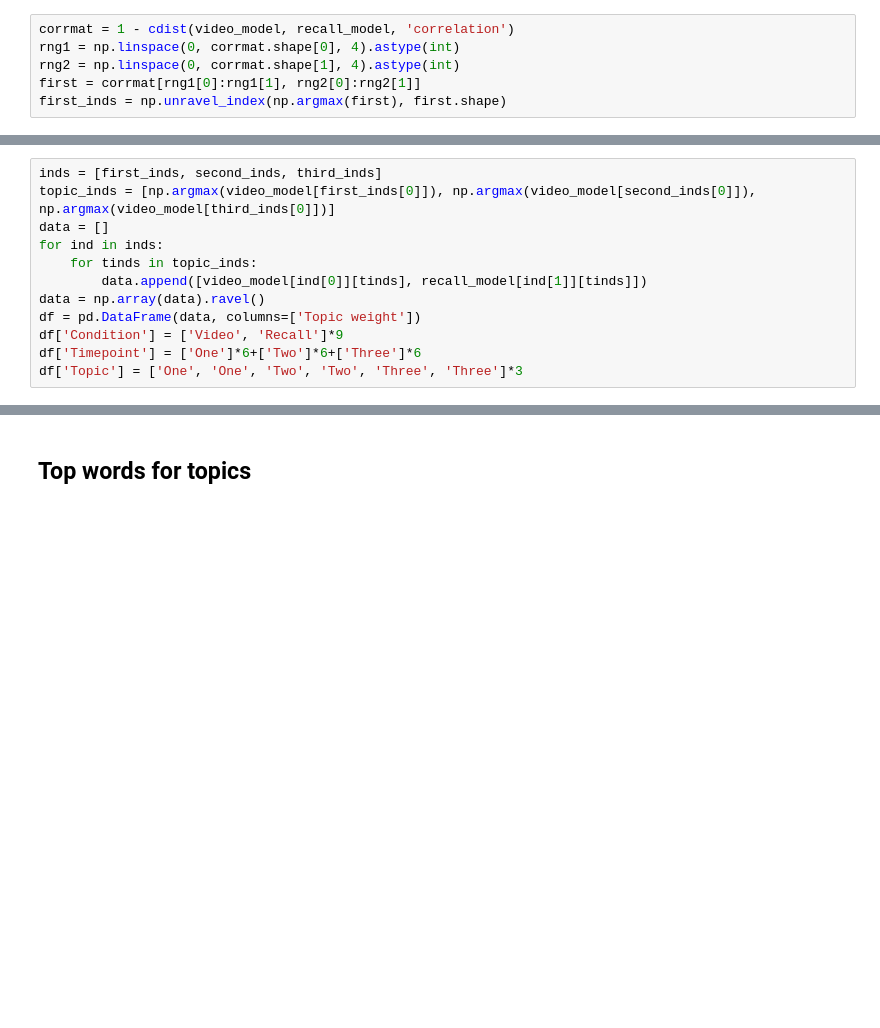
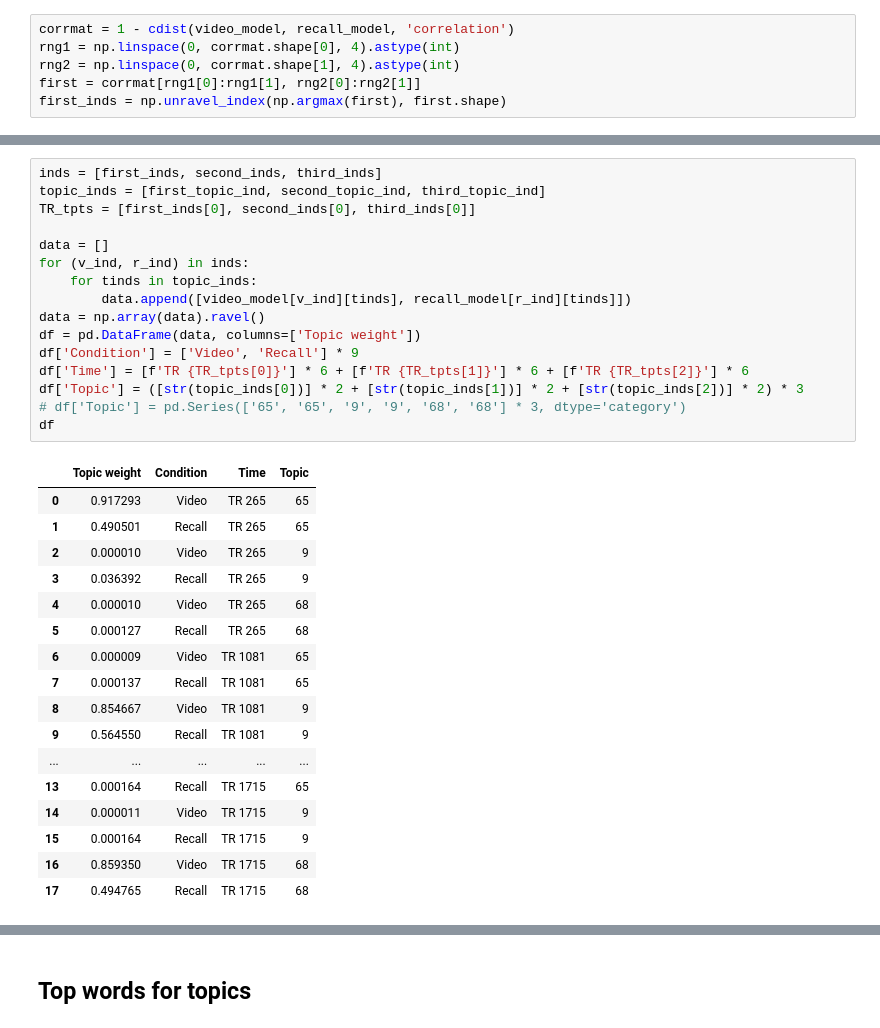
Before and after one commit to ContextLab/sherlock-topic-model-paper, a Jupyter notebook: code/notebooks/main/schematic.ipynb, the cells around one changed output, grey strips where cells are left out. Drawn from its saved outputs; the diff is of its cells as text; blank space fills up the shorter version.

```diff
--- a/code/notebooks/main/schematic.ipynb
+++ b/code/notebooks/main/schematic.ipynb
@@ -146,12 +157,34 @@ df
 # %%
 inds = [first_inds, second_inds, third_inds]
-topic_inds = [np.argmax(video_model[first_inds[0]]), np.argmax(video_model[second_inds[0]]), np.argmax(video_model[third_inds[0]])]
+topic_inds = [first_topic_ind, second_topic_ind, third_topic_ind]
+TR_tpts = [first_inds[0], second_inds[0], third_inds[0]]
+
 data = []
-for ind in inds:
+for (v_ind, r_ind) in inds:
     for tinds in topic_inds:
-        data.append([video_model[ind[0]][tinds], recall_model[ind[1]][tinds]])
+        data.append([video_model[v_ind][tinds], recall_model[r_ind][tinds]])
 data = np.array(data).ravel()
 df = pd.DataFrame(data, columns=['Topic weight'])
-df['Condition'] = ['Video', 'Recall']*9
-df['Timepoint'] = ['One']*6+['Two']*6+['Three']*6
-df['Topic'] = ['One', 'One', 'Two', 'Two', 'Three', 'Three']*3
+df['Condition'] = ['Video', 'Recall'] * 9
+df['Time'] = [f'TR {TR_tpts[0]}'] * 6 + [f'TR {TR_tpts[1]}'] * 6 + [f'TR {TR_tpts[2]}'] * 6
+df['Topic'] = ([str(topic_inds[0])] * 2 + [str(topic_inds[1])] * 2 + [str(topic_inds[2])] * 2) * 3
+# df['Topic'] = pd.Series(['65', '65', '9', '9', '68', '68'] * 3, dtype='category')
+df
+# %% [output]
+|  | Topic weight | Condition | Time | Topic |
+| 0 | 0.917293 | Video | TR 265 | 65 |
+| 1 | 0.490501 | Recall | TR 265 | 65 |
+| 2 | 0.000010 | Video | TR 265 | 9 |
+| 3 | 0.036392 | Recall | TR 265 | 9 |
+| 4 | 0.000010 | Video | TR 265 | 68 |
+| 5 | 0.000127 | Recall | TR 265 | 68 |
+| 6 | 0.000009 | Video | TR 1081 | 65 |
+| 7 | 0.000137 | Recall | TR 1081 | 65 |
+| 8 | 0.854667 | Video | TR 1081 | 9 |
+| 9 | 0.564550 | Recall | TR 1081 | 9 |
+| ... | ... | ... | ... | ... |
+| 13 | 0.000164 | Recall | TR 1715 | 65 |
+| 14 | 0.000011 | Video | TR 1715 | 9 |
+| 15 | 0.000164 | Recall | TR 1715 | 9 |
+| 16 | 0.859350 | Video | TR 1715 | 68 |
+| 17 | 0.494765 | Recall | TR 1715 | 68 |
```
Also changed, not shown: parts of 27 cells of this notebook.
